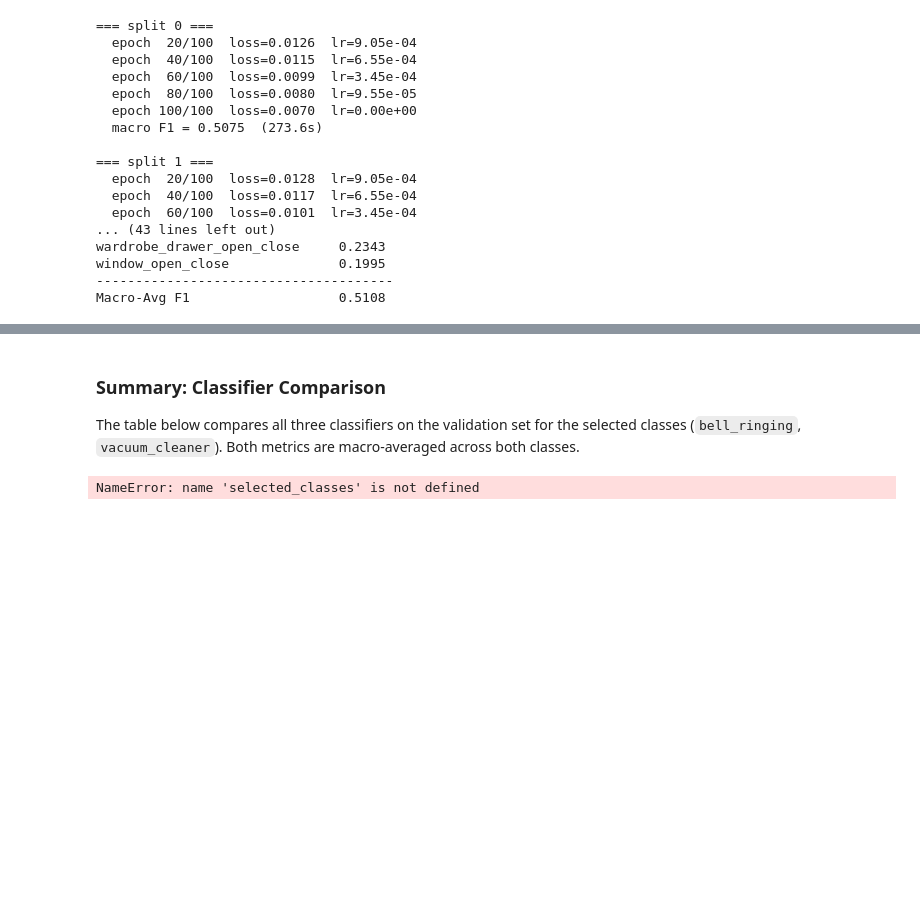
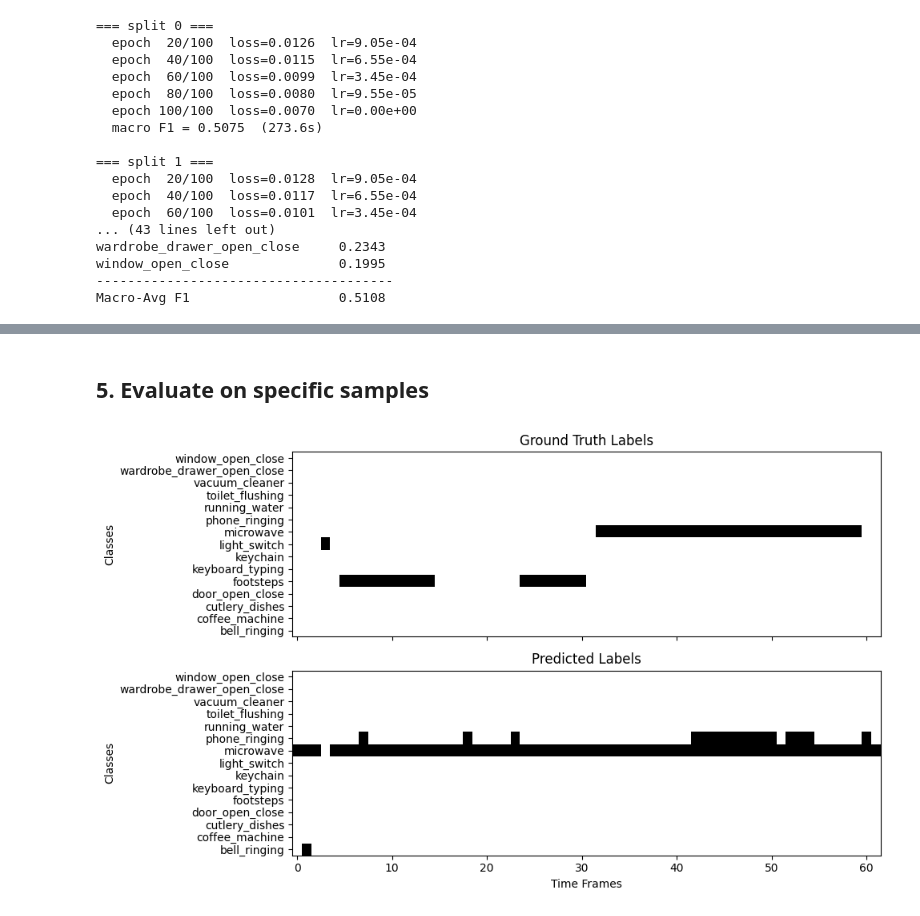
Before and after one commit to LaurinSiebert/mlpc_project, a Jupyter notebook: notebooks/02_data_classification.ipynb, the cells around one changed output, grey strips where cells are left out. Cells and saved outputs as stored; diff of their text form; code cells hidden in the pictures; blank space fills up the shorter version.

Commit message:
Visualisation of the prediction on a sample.

```diff
--- a/notebooks/02_data_classification.ipynb
+++ b/notebooks/02_data_classification.ipynb
@@ -1297,6 +1297,7 @@ from xgboost import XGBClassifier
 # Y_train_full[cls]               -> np.ndarray of shape (T, 1)
 # Y_test[cls]                     -> np.ndarray of shape (T, 1)
 
+models = {}
 eval_dict = {}
 f1_list = []
 
@@ -1331,6 +1332,8 @@ for cls in CLASSES_NAMES:
         Y_train_full[cls].ravel()
     )
 
+    models[cls] = xgb
+
     y_pred = xgb.predict(
         X_test
     )
@@ -1356,9 +1359,7 @@ for cls in CLASSES_NAMES:
     )
 
     score = (prec, rec, f1)
-
     f1_list.append(f1)
-
     eval_dict[cls] = score
 
 
@@ -1607,19 +1606,30 @@ Macro-Avg F1                   0.5108
-# %% [markdown]
-### Summary: Classifier Comparison
-
-The table below compares all three classifiers on the validation set for the selected classes (`bell_ringing`, `vacuum_cleaner`). Both metrics are macro-averaged across both classes.
-# %%
-classwise_bal_macro = { n: m for n, m in zip(selected_classes, list(zip(baseline_bal_accs, dt_bal_accs, rf_bal_accs)))}
-
-results = pd.DataFrame(
-    {
-        "Classifier": ["Baseline (Majority Class)", "Decision Tree", "Random Forest"],
-    } | classwise_bal_macro | {
-        "Macro-Avg Accuracy": [baseline_acc_macro, dt_acc_macro, rf_acc_macro],
-        "Macro-Avg Balanced Accuracy": [baseline_bal_acc_macro, dt_bal_acc_macro, rf_bal_acc_macro],
-    }
-).set_index("Classifier")
-
-results.round(4)
-# %% [output]
-NameError: name 'selected_classes' is not defined
+# %% [markdown]
+## 5. Evaluate on specific samples
+# %%
+sample_idx = 100
+
+X_test_sample = np.vstack(X_test_pre[sample_idx])
+
+# Drop features
+X_sliced = []
+for feature in feature_select:
+    slc = FEATURE_MAP[feature]
+    X_sliced.append(X_test_sample[:, slc])
+
+X_sliced = np.hstack(X_sliced)
+
+pred_matrix = []
+gt_matrix = []
+
+for cls in CLASSES_NAMES:
+    Y_test_sample = np.vstack(Y_test_pre[cls][sample_idx])
+
+    model = models[cls]
+    y_pred = model.predict(X_sliced)
+    pred_matrix.append(y_pred)
+
+    labels = Y_test_sample.ravel()
+    gt_matrix.append(labels)
+
+pred_matrix = np.array(pred_matrix).T
+gt_matrix = np.array(gt_matrix).T
@@ -1625,0 +1682,8 @@ NameError: name 'selected_classes' is not defined
+# %%
+visualise_predictions(
+    gt_matrix,
+    pred_matrix,
+    CLASSES_NAMES
+)
+# %% [output]
+[figure, added]
```
Also changed, not shown: parts of 3 cells of this notebook.
